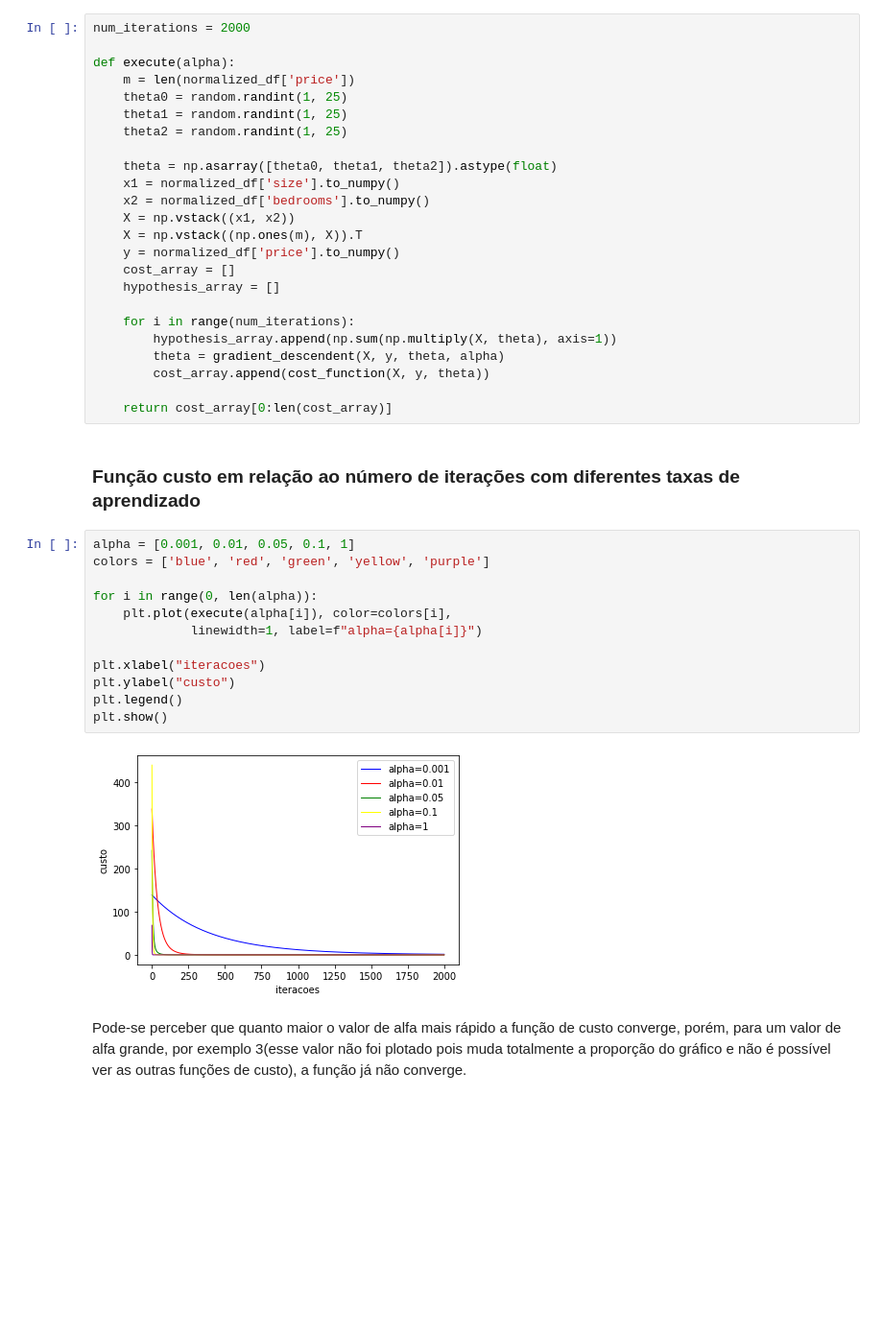
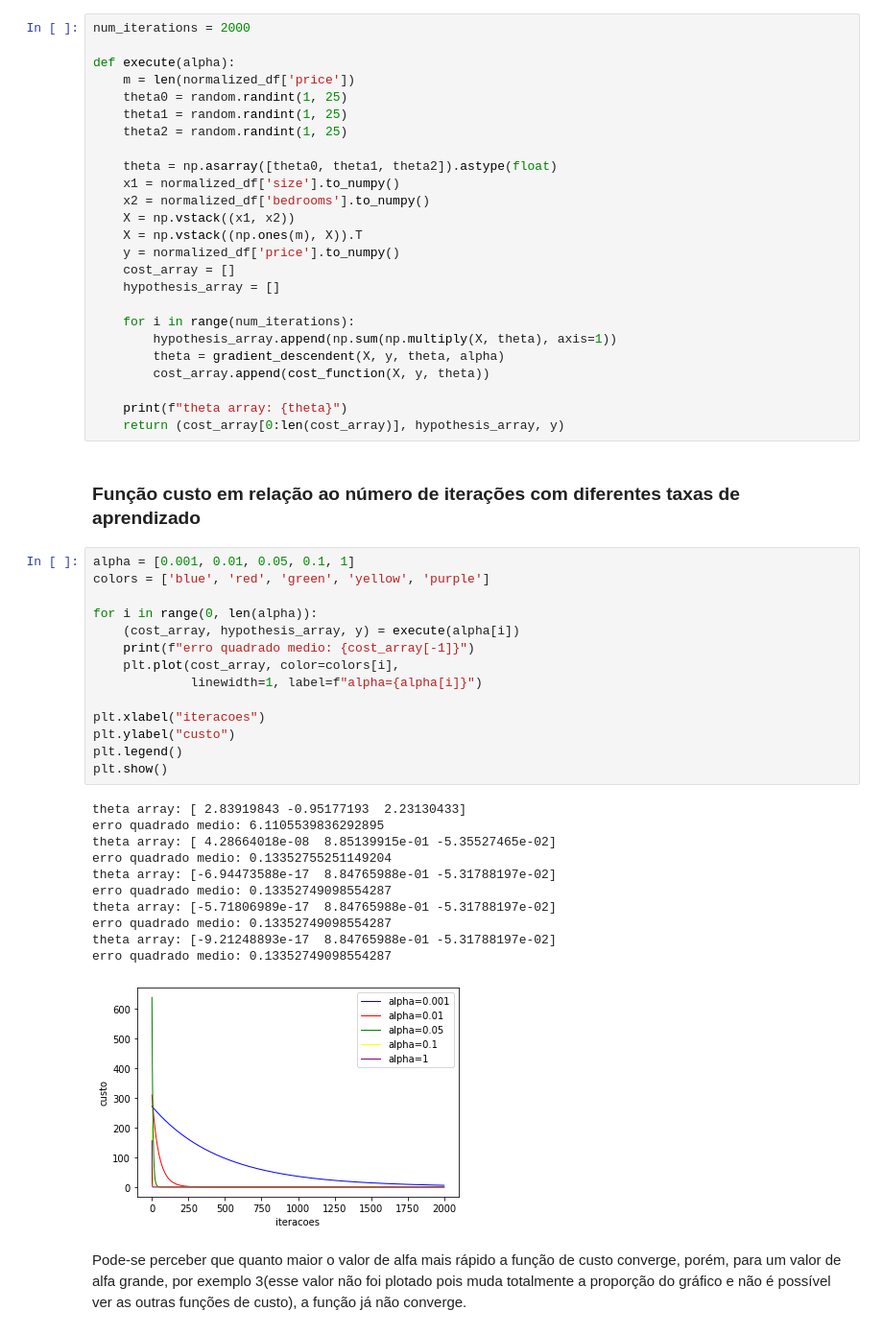
Before and after one commit to LeonardoLeiteMeira/Inteligencia_computacional_cefetMG_2021.2, a Jupyter notebook: exe2-regressao-multiplas-variaveis/main.ipynb, the cells around one changed output. Shown at 96% size. Cells and saved outputs as stored; diff of their text form; blank space fills up the shorter version.

```diff
--- a/exe2-regressao-multiplas-variaveis/main.ipynb
+++ b/exe2-regressao-multiplas-variaveis/main.ipynb
@@ -193,23 +203,36 @@ def execute(alpha):
         theta = gradient_descendent(X, y, theta, alpha)
         cost_array.append(cost_function(X, y, theta))
 
-    return cost_array[0:len(cost_array)]
+    print(f"theta array: {theta}")
+    return (cost_array[0:len(cost_array)], hypothesis_array, y)
 # %% [markdown]
 ### Função custo em relação ao número de iterações com diferentes taxas de aprendizado
 # %%
 alpha = [0.001, 0.01, 0.05, 0.1, 1]
 colors = ['blue', 'red', 'green', 'yellow', 'purple']
 
 for i in range(0, len(alpha)):
-    plt.plot(execute(alpha[i]), color=colors[i],
+    (cost_array, hypothesis_array, y) = execute(alpha[i])
+    print(f"erro quadrado medio: {cost_array[-1]}")
+    plt.plot(cost_array, color=colors[i],
              linewidth=1, label=f"alpha={alpha[i]}")
 
 plt.xlabel("iteracoes")
 plt.ylabel("custo")
 plt.legend()
 plt.show()
 # %% [output]
+theta array: [ 2.83919843 -0.95177193  2.23130433]
+erro quadrado medio: 6.1105539836292895
+theta array: [ 4.28664018e-08  8.85139915e-01 -5.35527465e-02]
+erro quadrado medio: 0.13352755251149204
+theta array: [-6.94473588e-17  8.84765988e-01 -5.31788197e-02]
+erro quadrado medio: 0.13352749098554287
+theta array: [-5.71806989e-17  8.84765988e-01 -5.31788197e-02]
+erro quadrado medio: 0.13352749098554287
+theta array: [-9.21248893e-17  8.84765988e-01 -5.31788197e-02]
+erro quadrado medio: 0.13352749098554287
-[figure, old version]
+[figure, new version]
 # %% [markdown]
 Pode-se perceber que quanto maior o valor de alfa mais rápido a função de custo converge, porém, para um valor de alfa grande, por exemplo 3(esse valor não foi plotado pois muda totalmente a proporção do gráfico e não é possível ver as outras funções de custo), a função já não converge.
 # %% [markdown]
```
Also changed, not shown: parts of 14 cells of this notebook, 1 other file.
